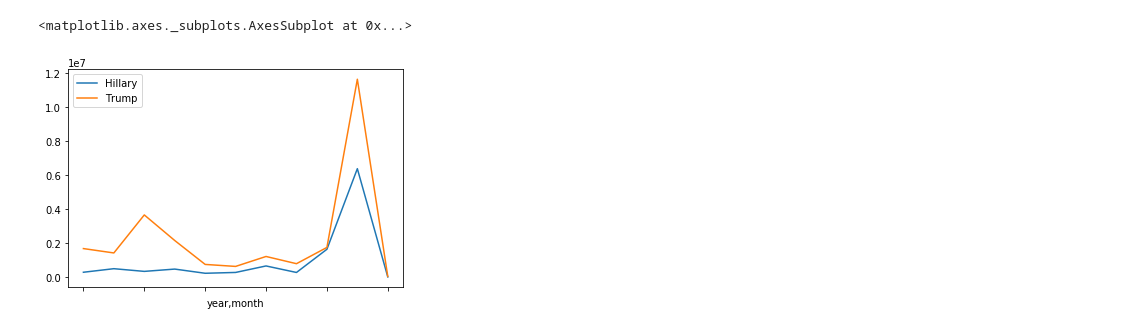
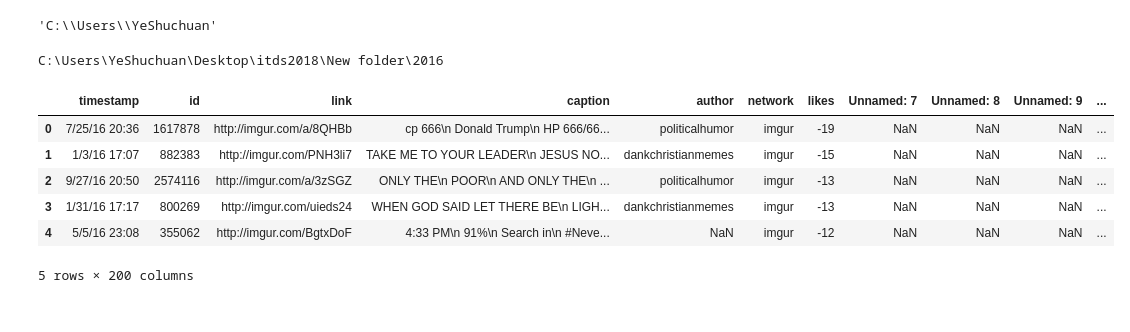
Before and after one commit to yejack/Election-Analysis, a Jupyter notebook: Network.ipynb, the cells around one changed output. Saved outputs shown, nothing was run; the diff lists cells and outputs as text; code cells hidden in the pictures.

```diff
--- a/Network.ipynb
+++ b/Network.ipynb
@@ -31,5 +6,8 @@ data.columns = ['Hillary', 'Trump']
-# %%
-data.plot()
-# %% [output]
-<matplotlib.axes._subplots.AxesSubplot at 0x...>
-[figure, removed]
+# %%
+pwd
+# %% [output]
+'C:\\Users\\YeShuchuan'
+# %%
+cd C:\Users\YeShuchuan\Desktop\itds2018\New folder\2016
+# %% [output]
+C:\Users\YeShuchuan\Desktop\itds2018\New folder\2016
@@ -35,0 +19,12 @@ data.plot()
+# %%
+Donald_Trump= [Donald, Trump]
+Donald_Trump_total = pd.concat(Donald_Trump)
+Donald_Trump_total.head()
+# %% [output]
+|  | timestamp | id | link | caption | author | network | likes | Unnamed: 7 | Unnamed: 8 | Unnamed: 9 | ... |
+| 0 | 7/25/16 20:36 | 1617878 | http://imgur.com/a/8QHBb | cp 666\n Donald Trump\n HP 666/66... | politicalhumor | imgur | -19 | NaN | NaN | NaN | ... |
+| 1 | 1/3/16 17:07 | 882383 | http://imgur.com/PNH3li7 | TAKE ME TO YOUR LEADER\n JESUS NO... | dankchristianmemes | imgur | -15 | NaN | NaN | NaN | ... |
+| 2 | 9/27/16 20:50 | 2574116 | http://imgur.com/a/3zSGZ | ONLY THE\n POOR\n AND ONLY THE\n ... | politicalhumor | imgur | -13 | NaN | NaN | NaN | ... |
+| 3 | 1/31/16 17:17 | 800269 | http://imgur.com/uieds24 | WHEN GOD SAID LET THERE BE\n LIGH... | dankchristianmemes | imgur | -13 | NaN | NaN | NaN | ... |
+| 4 | 5/5/16 23:08 | 355062 | http://imgur.com/BgtxDoF | 4:33 PM\n 91%\n Search in\n #Neve... | NaN | imgur | -12 | NaN | NaN | NaN | ... |
+5 rows × 200 columns
```
Also changed, not shown: parts of 14 cells of this notebook.
